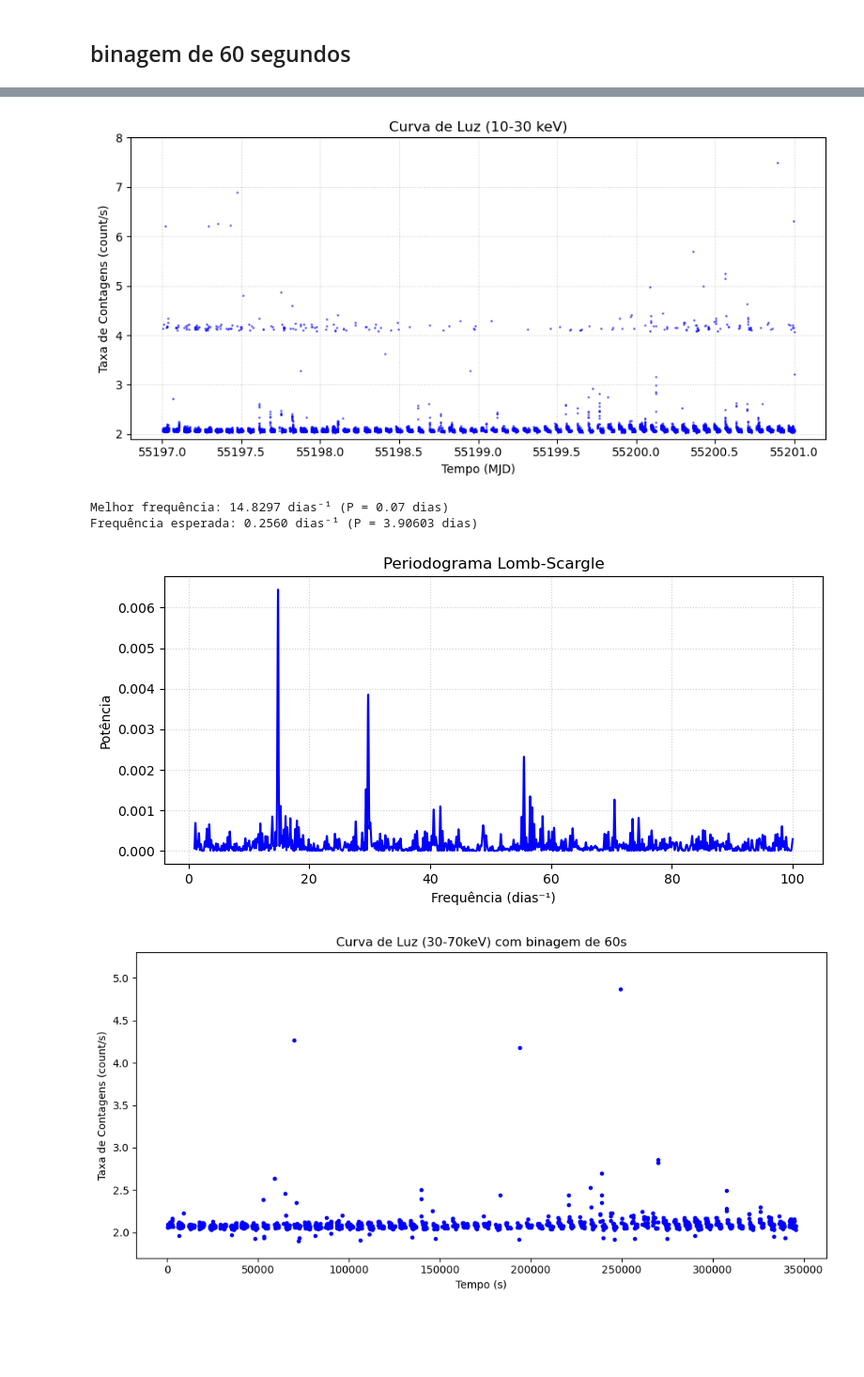
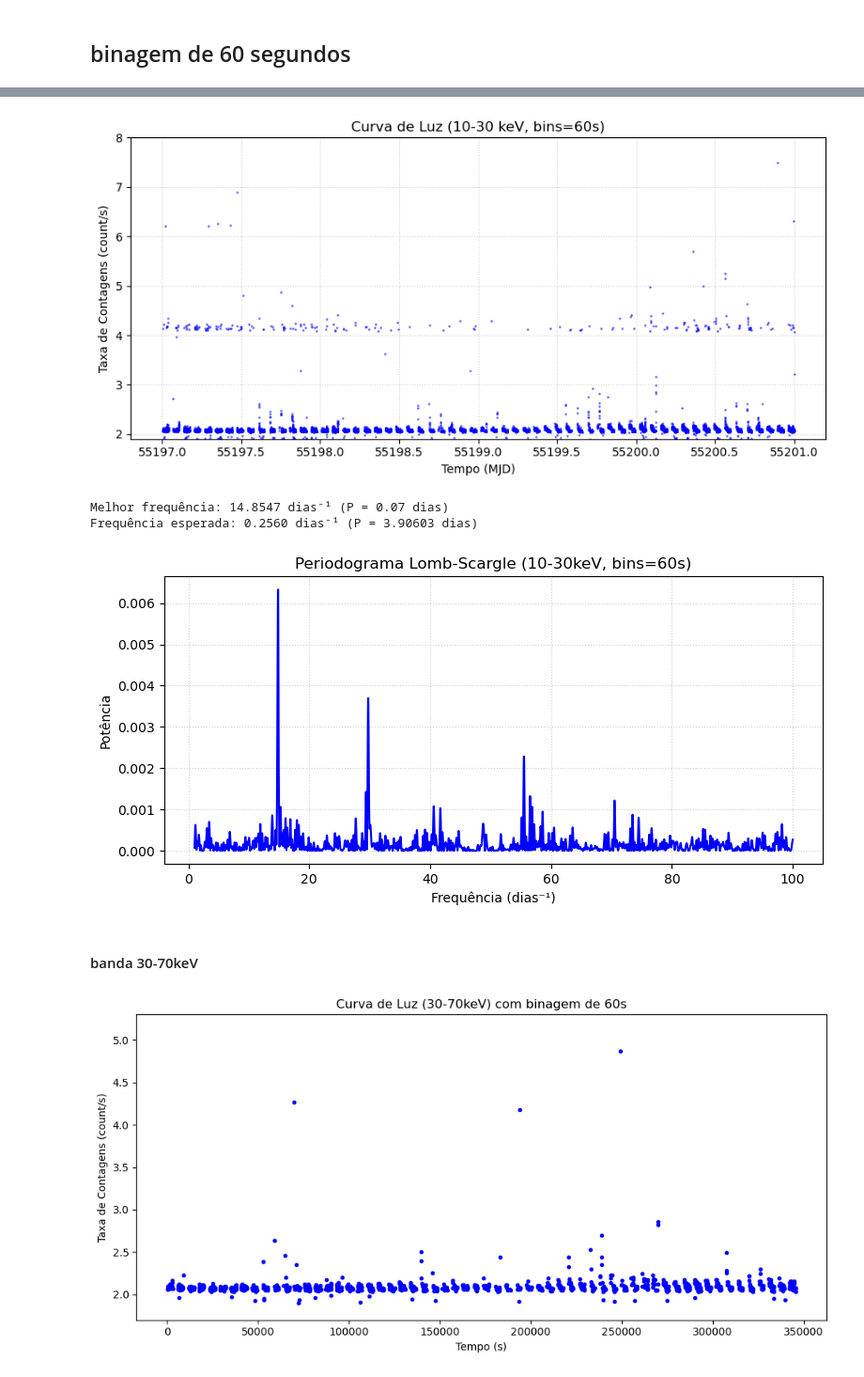
Before and after one commit to mariajulianrb/projeto_mestrado, a Jupyter notebook: data/notebook/light_curve_b60s.ipynb, the cells around one changed output, grey strips where cells are left out. Shown at 94% size. Drawn from its saved outputs; the diff is of its cells as text; code cells hidden in the pictures; blank space fills up the shorter version.

```diff
--- a/data/notebook/light_curve_b60s.ipynb
+++ b/data/notebook/light_curve_b60s.ipynb
@@ -145,7 +149,7 @@ plt.show()
 import matplotlib.pyplot as plt
 from astropy.table import Table
 
-caminho = 'data/ bins 60s/10-30kev/nu30201034002A01_sr.lc'
+caminho = 'data/ bins 60s/10-30kev/lc_fonte_sub_10-30kev.lc'
 tabela = Table.read(caminho, hdu=1)
 df = tabela.to_pandas()
 
@@ -157,20 +161,20 @@ plt.plot(df['MJD'], df['RATE'], 'b.', alpha=0.5, markersize=2)
 plt.ticklabel_format(useOffset=False, style='plain')
 plt.xlabel('Tempo (MJD)')
 plt.ylabel('Taxa de Contagens (count/s)')
-plt.title('Curva de Luz (10-30 keV)')
+plt.title('Curva de Luz (10-30 keV, bins=60s)')
 plt.grid(True, ls=':', alpha=0.6)
 plt.tight_layout()
 plt.ylim(1.9,8)
 plt.show()
 # %% [output]
-[figure, old version]
+[figure, new version]
 # %%
 import matplotlib.pyplot as plt
 import numpy as np
 from astropy.table import Table
 from astropy.timeseries import LombScargle
 
-caminho = 'data/ bins 60s/10-30kev/nu30201034002A01_sr.lc'
+caminho = 'data/ bins 60s/10-30kev/lc_fonte_sub_10-30kev.lc'
 tabela = Table.read(caminho, hdu=1)
 
 time = np.array(tabela['TIME'])
@@ -192,36 +196,38 @@ freq, power = ls.autopower(
 
 idx_pico = np.argmax(power)
 best_freq = freq[idx_pico]
 best_p = 1 / best_freq
 
 p_esperado = 3.90603
 f_esperado = 1 / p_esperado
 
 print(f'Melhor frequência: {best_freq:.4f} dias⁻¹ (P = {best_p:.2f} dias)')
 print(f'Frequência esperada: {f_esperado:.4f} dias⁻¹ (P = {p_esperado} dias)')
 
 plt.figure(figsize=(8, 4))
 plt.plot(freq, power, 'b-', lw=1.5)
 #plt.axvline(
  #   f_esperado,
   #  color='r',
    # ls='--',
    # label=f'Esperado (P = {p_esperado} d)',
 #)
 #plt.axvline(
  #   best_freq, color='k', ls=':', label=f'Pico (P = {best_p:.2f} d)'
 #)
 plt.xlabel('Frequência (dias⁻¹)')
 plt.ylabel('Potência')
-plt.title('Periodograma Lomb-Scargle')
+plt.title('Periodograma Lomb-Scargle (10-30keV, bins=60s)')
 #plt.legend()
 plt.grid(True, ls=':', alpha=0.6)
 plt.tight_layout()
 plt.show()
 # %% [output]
-Melhor frequência: 14.8297 dias⁻¹ (P = 0.07 dias)
+Melhor frequência: 14.8547 dias⁻¹ (P = 0.07 dias)
 Frequência esperada: 0.2560 dias⁻¹ (P = 3.90603 dias)
-[figure, old version]
+[figure, new version]
+# %% [markdown]
+#### banda 30-70keV
 # %%
 import matplotlib.pyplot as plt
 import pandas as pd
```
Also changed, not shown: parts of 11 cells of this notebook, 2 other files.
